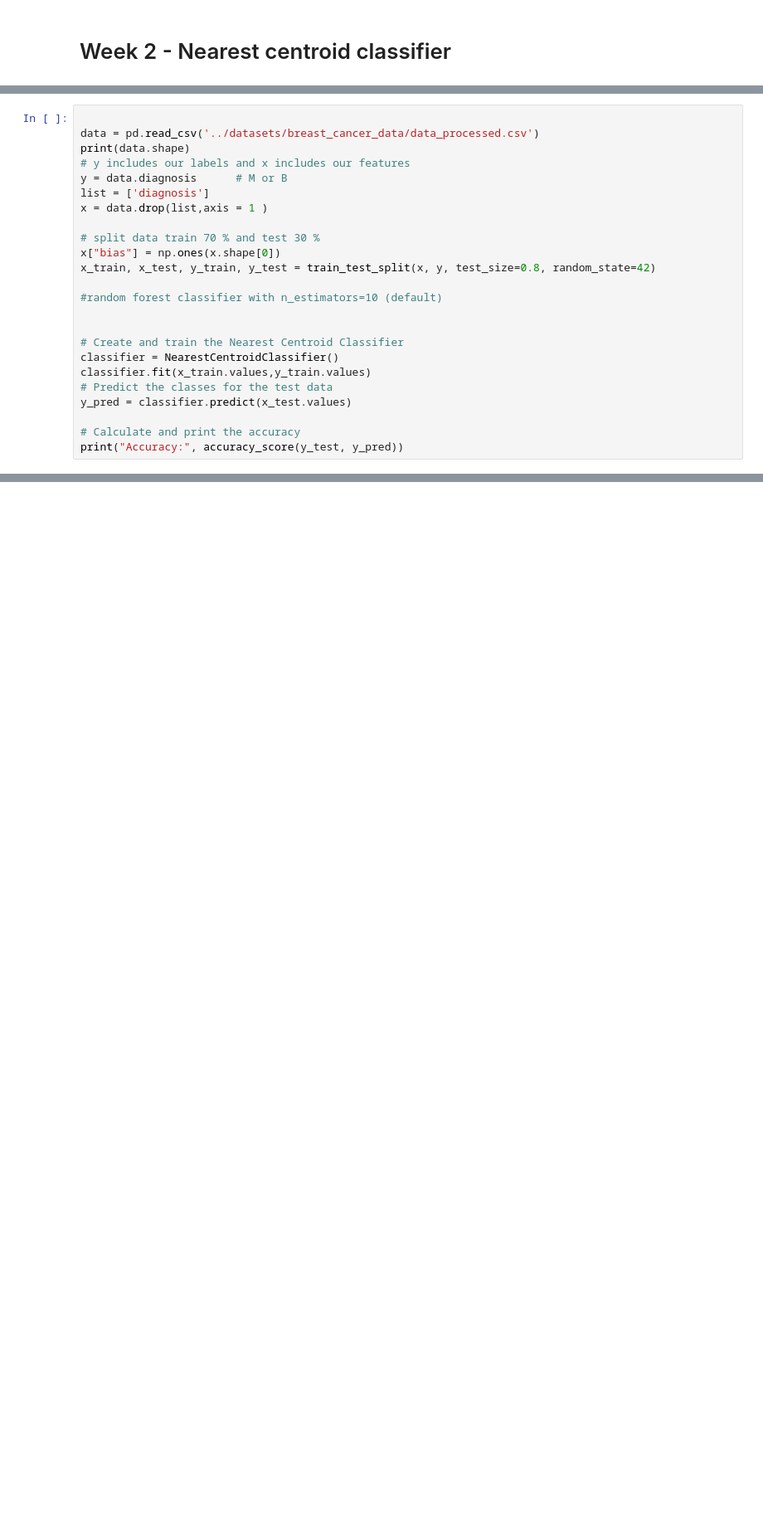
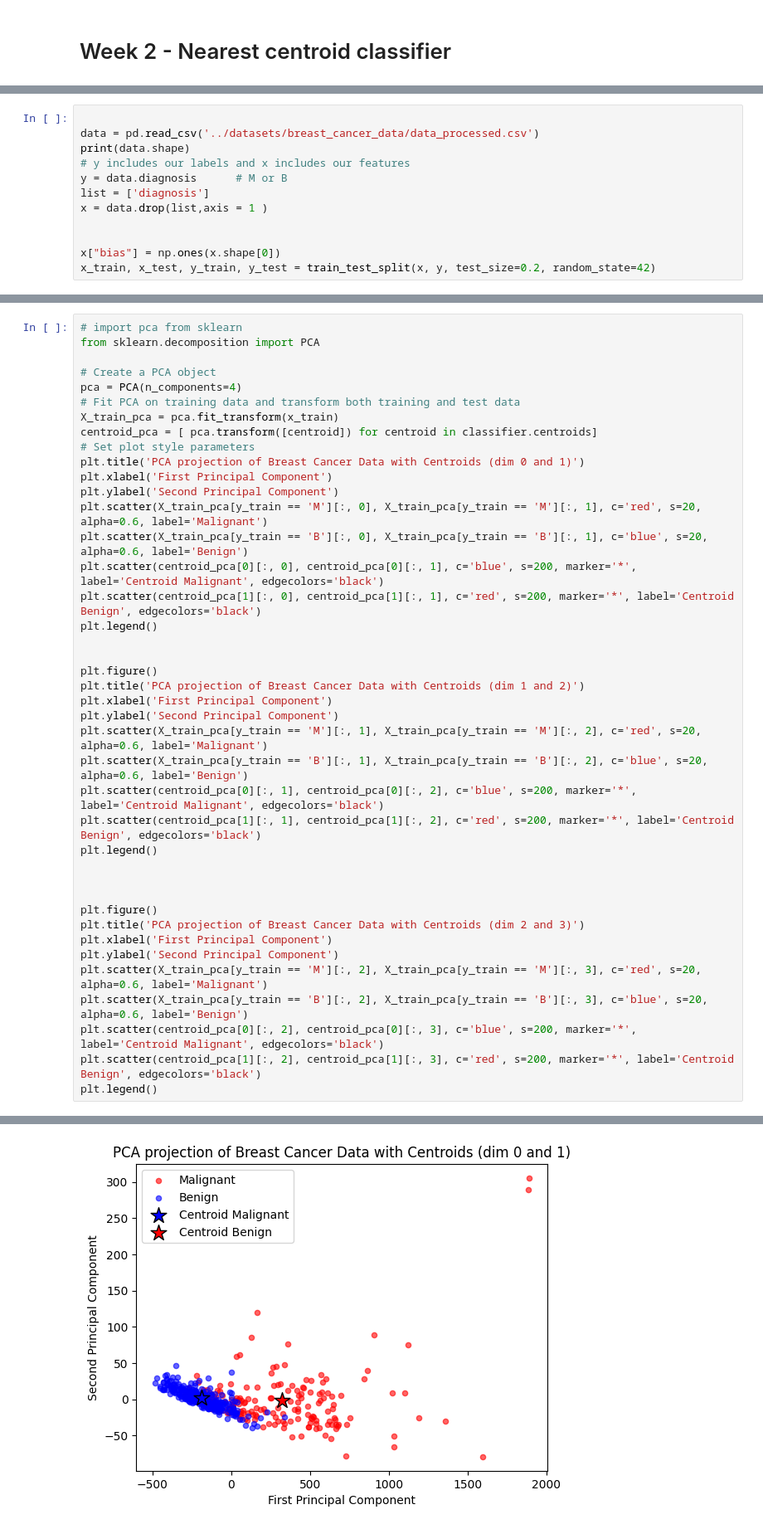
Before and after one commit to HealthML/Math4ML, a Jupyter notebook: chapter2/main.ipynb, the cells around one changed output, grey strips where cells are left out. Shown at 83% size. Cells and saved outputs as stored; diff of their text form; blank space fills up the shorter version.

```diff
--- a/chapter2/main.ipynb
+++ b/chapter2/main.ipynb
@@ -54,20 +99,8 @@ y = data.diagnosis      # M or B
 list = ['diagnosis']
 x = data.drop(list,axis = 1 )
 
-# split data train 70 % and test 30 %
+
 x["bias"] = np.ones(x.shape[0])
-x_train, x_test, y_train, y_test = train_test_split(x, y, test_size=0.8, random_state=42)
-
-#random forest classifier with n_estimators=10 (default)
-
-
-# Create and train the Nearest Centroid Classifier
-classifier = NearestCentroidClassifier()
-classifier.fit(x_train.values,y_train.values)
-# Predict the classes for the test data
-y_pred = classifier.predict(x_test.values)
-
-# Calculate and print the accuracy
-print("Accuracy:", accuracy_score(y_test, y_pred))
+x_train, x_test, y_train, y_test = train_test_split(x, y, test_size=0.2, random_state=42)
 # %% [output]
 (569, 17)
@@ -78,0 +132,42 @@ x_train.values.shape
+# %%
+# import pca from sklearn
+from sklearn.decomposition import PCA
+
+# Create a PCA object
+pca = PCA(n_components=4)
+# Fit PCA on training data and transform both training and test data
+X_train_pca = pca.fit_transform(x_train)
+centroid_pca = [ pca.transform([centroid]) for centroid in classifier.centroids]
+# Set plot style parameters
+plt.title('PCA projection of Breast Cancer Data with Centroids (dim 0 and 1)')
+plt.xlabel('First Principal Component')
+plt.ylabel('Second Principal Component')
+plt.scatter(X_train_pca[y_train == 'M'][:, 0], X_train_pca[y_train == 'M'][:, 1], c='red', s=20, alpha=0.6, label='Malignant')
+plt.scatter(X_train_pca[y_train == 'B'][:, 0], X_train_pca[y_train == 'B'][:, 1], c='blue', s=20, alpha=0.6, label='Benign')
+plt.scatter(centroid_pca[0][:, 0], centroid_pca[0][:, 1], c='blue', s=200, marker='*', label='Centroid Malignant', edgecolors='black')
+plt.scatter(centroid_pca[1][:, 0], centroid_pca[1][:, 1], c='red', s=200, marker='*', label='Centroid Benign', edgecolors='black')
+plt.legend()
+
+
+plt.figure()
+plt.title('PCA projection of Breast Cancer Data with Centroids (dim 1 and 2)')
+plt.xlabel('First Principal Component')
+plt.ylabel('Second Principal Component')
+plt.scatter(X_train_pca[y_train == 'M'][:, 1], X_train_pca[y_train == 'M'][:, 2], c='red', s=20, alpha=0.6, label='Malignant')
+plt.scatter(X_train_pca[y_train == 'B'][:, 1], X_train_pca[y_train == 'B'][:, 2], c='blue', s=20, alpha=0.6, label='Benign')
+plt.scatter(centroid_pca[0][:, 1], centroid_pca[0][:, 2], c='blue', s=200, marker='*', label='Centroid Malignant', edgecolors='black')
+plt.scatter(centroid_pca[1][:, 1], centroid_pca[1][:, 2], c='red', s=200, marker='*', label='Centroid Benign', edgecolors='black')
+plt.legend()
+
+
+
+plt.figure()
+plt.title('PCA projection of Breast Cancer Data with Centroids (dim 2 and 3)')
+plt.xlabel('First Principal Component')
+plt.ylabel('Second Principal Component')
+plt.scatter(X_train_pca[y_train == 'M'][:, 2], X_train_pca[y_train == 'M'][:, 3], c='red', s=20, alpha=0.6, label='Malignant')
+plt.scatter(X_train_pca[y_train == 'B'][:, 2], X_train_pca[y_train == 'B'][:, 3], c='blue', s=20, alpha=0.6, label='Benign')
+plt.scatter(centroid_pca[0][:, 2], centroid_pca[0][:, 3], c='blue', s=200, marker='*', label='Centroid Malignant', edgecolors='black')
+plt.scatter(centroid_pca[1][:, 2], centroid_pca[1][:, 3], c='red', s=200, marker='*', label='Centroid Benign', edgecolors='black')
+plt.legend()
+# %% [output]
@@ -78,0 +175 @@ x_train.values.shape
+[figure, added]
```
Also changed, not shown: parts of 13 cells of this notebook.
